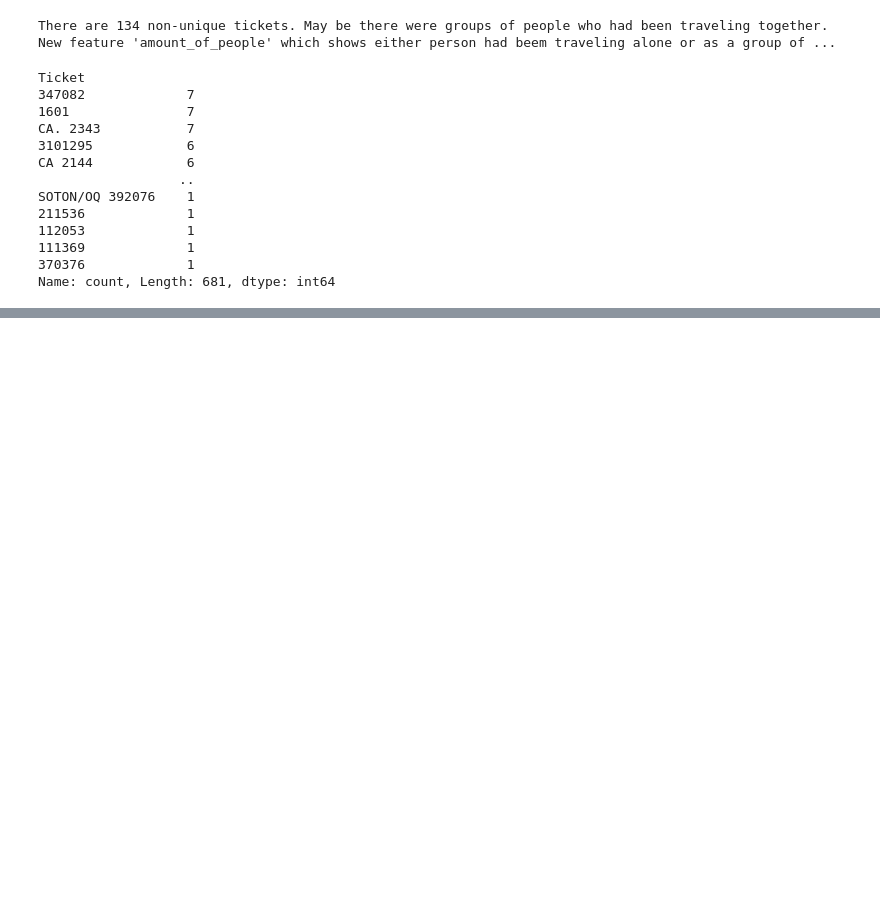
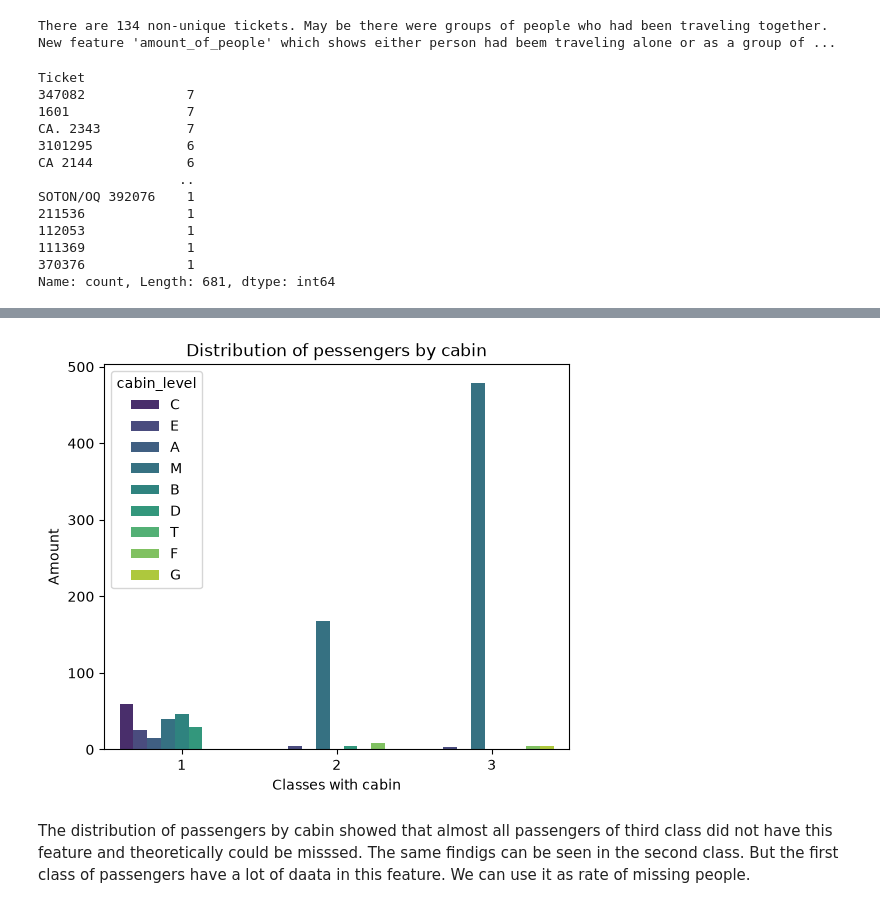
Before and after one commit to SpaceMakerc/Titanic---Machine-Learning-from-Disaster, a Jupyter notebook: titanic.ipynb, the cells around one changed output, grey strips where cells are left out. Saved outputs shown, nothing was run; the diff lists cells and outputs as text; code cells hidden in the pictures; blank space fills up the shorter version.

Commit message:
Processed Cabin class. Created CabinEstimator estimator and cabin_pipeline

```diff
--- a/titanic.ipynb
+++ b/titanic.ipynb
@@ -668,0 +687,4 @@ ticket_pipeline = make_pipeline(
+# %%
+titanic_train_data_copy["cabin_level"] = titanic_train_data_copy["Cabin"].apply(lambda x: x[0] if not pd.isna(x) else "M")
+
+titanic_train_data_copy["cabin_level"].value_counts()
@@ -668,0 +724,20 @@ ticket_pipeline = make_pipeline(
+# %%
+plt.figure(figsize=(6, 5))
+
+sns.countplot(
+    data=titanic_train_data_copy,
+    x="Pclass",
+    palette="viridis",
+    hue="cabin_level",
+    legend=True
+)
+
+plt.title("Distribution of pessengers by cabin")
+plt.xlabel("Classes with cabin")
+plt.ylabel("Amount")
+
+plt.show()
+# %% [output]
+[figure, added]
+# %% [markdown]
+The distribution of passengers by cabin showed that almost all passengers of third class did not have this feature and theoretically could be misssed. The same findigs can be seen in the second class. But the first class of passengers have a lot of daata in this feature. We can use it as rate of missing people.
```
Also changed, not shown: parts of 5 cells of this notebook.
